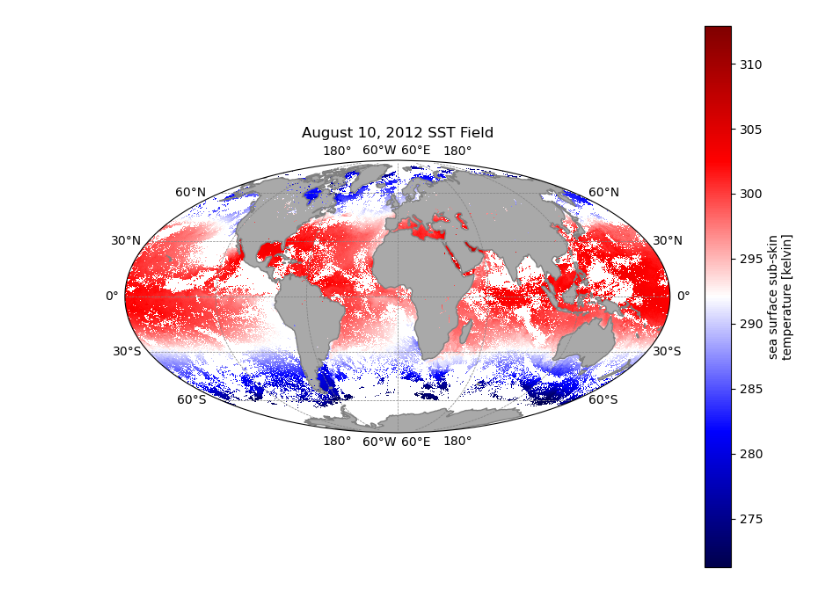
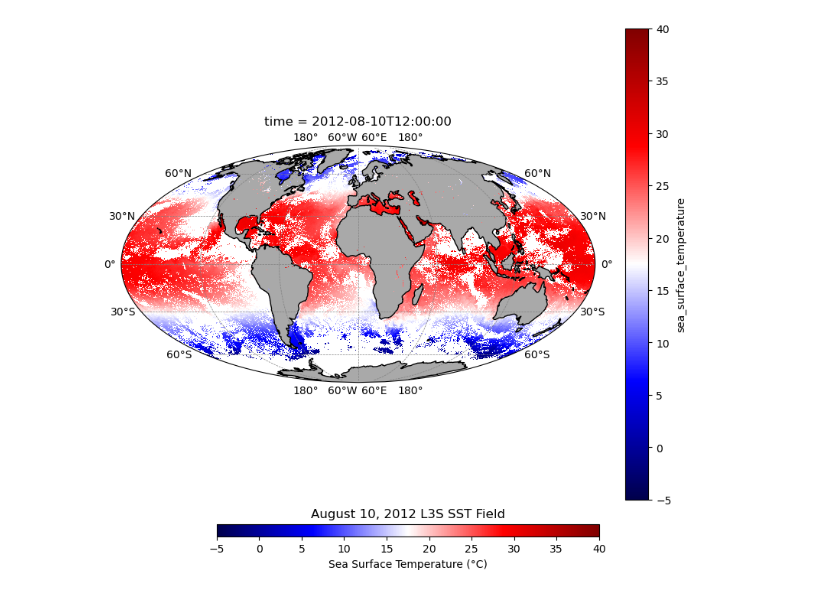
Before and after one commit to AI-for-Ocean-Science/ulmo, a Jupyter notebook: ulmo/sst_l3s/plots_final_presentation.ipynb, the cells around one changed output. Cells and saved outputs as stored; diff of their text form; code cells hidden in the pictures.

Commit message:
plotting

```diff
--- a/ulmo/sst_l3s/plots_final_presentation.ipynb
+++ b/ulmo/sst_l3s/plots_final_presentation.ipynb
@@ -85,23 +80,27 @@ sst = data['sea_surface_temperature'].squeeze(dim='time')
 # %%
 file_path = '/Users/rachelstumpf/Desktop/20120810120000-STAR-L3S_GHRSST-SSTsubskin-LEO_Daily-ACSPO_V2.80-v02.0-fv01.0.nc'
 aug10 = xarray.open_dataset(file_path)
-aug10 = aug10['sea_surface_temperature']
-#non_nan_mask = ~np.isnan(aug10.values)
-#aug10.values[non_nan_mask] -= 273.15
+aug10['sea_surface_temperature'] = aug10['sea_surface_temperature'] - 273.15
+aug10 = aug10['sea_surface_temperature'].squeeze(dim='time')
 # %%
 fig = plt.figure(figsize=(10, 8))
-ax = plt.axes(projection=cartopy.crs.Mollweide())
+ax = plt.axes(projection=ccrs.Mollweide())
 
-aug10.plot(ax=ax, transform=cartopy.crs.PlateCarree(), cmap='seismic')
+im = aug10.plot(ax=ax, transform=ccrs.PlateCarree(), cmap='seismic', vmin=-5, vmax=40)
 
-ax.add_feature(cartopy.feature.LAND, facecolor = 'darkgray')
-ax.add_feature(cartopy.feature.COASTLINE, edgecolor = 'gray')
+ax.add_feature(cartopy.feature.LAND, facecolor='darkgray')
+ax.add_feature(cartopy.feature.COASTLINE, edgecolor='black')
 
 ax.gridlines(draw_labels=True, dms=True, x_inline=False, y_inline=False, linewidth=0.5, linestyle='--', color='gray')
 ax.xaxis.set_major_locator(mticker.MultipleLocator(base=1.0))
 ax.yaxis.set_major_locator(mticker.MultipleLocator(base=1.0))
 
-plt.title('August 10, 2012 SST Field')
+plt.title('August 10, 2012 L3S SST Field')
+cax = fig.add_axes([0.25, 0.05, 0.5, 0.02])
+
+cbar = plt.colorbar(im, cax=cax, orientation='horizontal')
+cbar.set_label('Sea Surface Temperature (°C)')
+
 plt.show()
 # %% [output]
-[figure, old version]
+[figure, new version]
```
Also changed, not shown: parts of 6 cells of this notebook.
